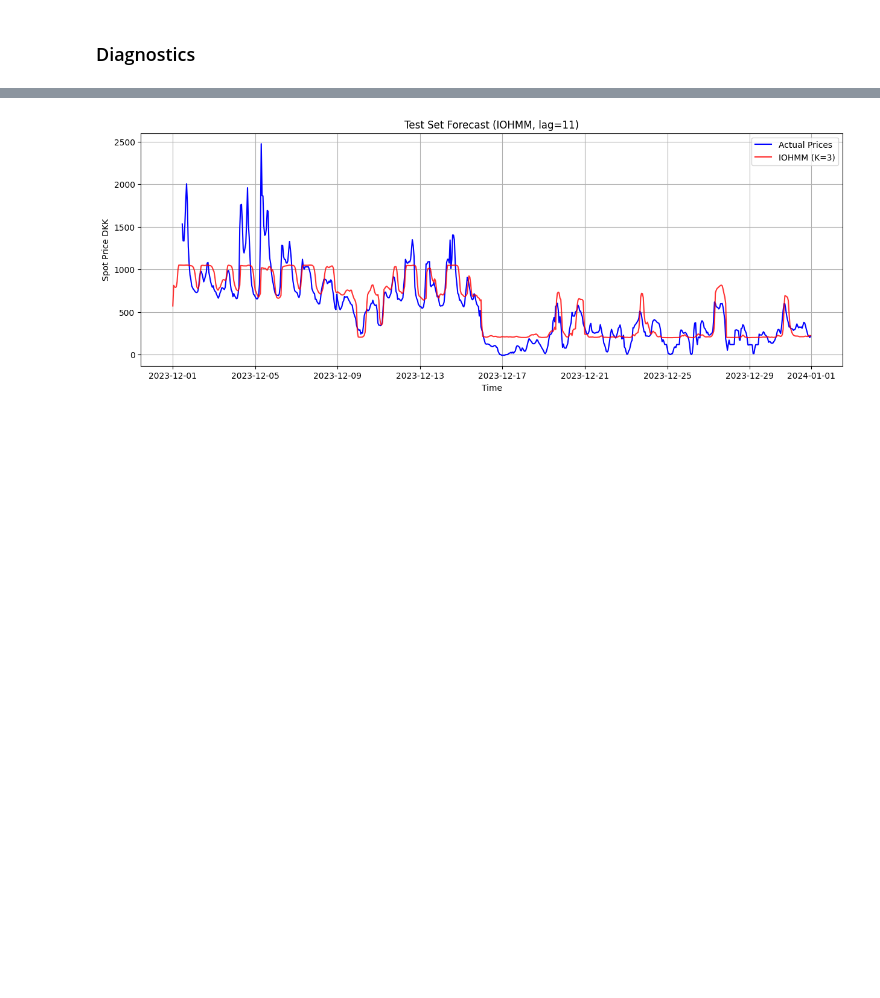
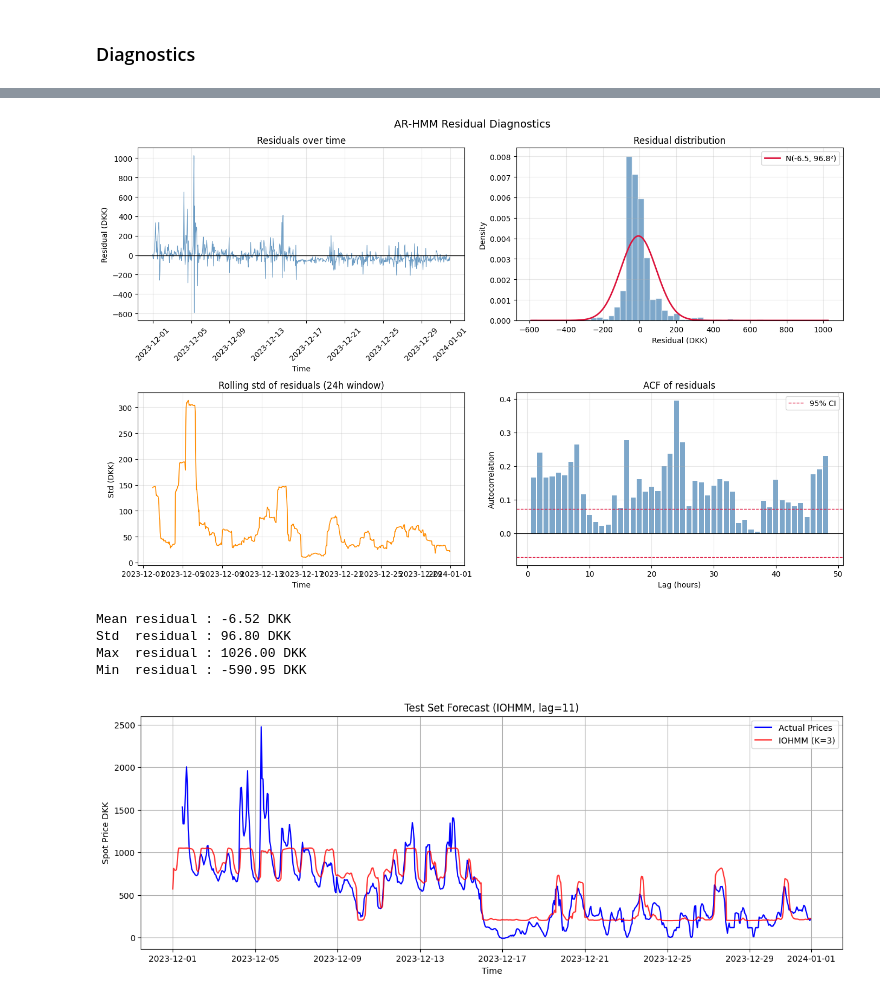
Before and after one commit to LukasMarner/MBML, a Jupyter notebook: August/code.ipynb, the cells around one changed output, grey strips where cells are left out. Cells and saved outputs as stored; diff of their text form; code cells hidden in the pictures; blank space fills up the shorter version.

```diff
--- a/August/code.ipynb
+++ b/August/code.ipynb
@@ -1227,3 +1229,73 @@ FileNotFoundError: [Errno 2] No such file or directory: 'AR-HMM/transition_matri
+# %%
+import matplotlib.pyplot as plt
+import numpy as np
+from scipy import stats
+
+residuals = y_test_np2 - y_pred_AR_hmm
+
+fig, axes = plt.subplots(2, 2, figsize=(14, 9))
+fig.suptitle('AR-HMM Residual Diagnostics', fontsize=14)
+
+# ── 1. Residuals over time ────────────────────────────────────────
+axes[0, 0].plot(test_data['HourUTC'], residuals, color='steelblue', linewidth=0.8, alpha=0.8)
+axes[0, 0].axhline(0, color='black', linewidth=1)
+axes[0, 0].set_title('Residuals over time')
+axes[0, 0].set_ylabel('Residual (DKK)')
+axes[0, 0].set_xlabel('Time')
+axes[0, 0].tick_params(axis='x', rotation=45)
+axes[0, 0].grid(True, alpha=0.3)
+
+# ── 2. Residual histogram with normal fit ────────────────────────
+axes[0, 1].hist(residuals, bins=50, color='steelblue', alpha=0.7,
+                edgecolor='white', density=True)
+x_fit = np.linspace(residuals.min(), residuals.max(), 300)
+mu_res, std_res = residuals.mean(), residuals.std()
+axes[0, 1].plot(x_fit, stats.norm.pdf(x_fit, mu_res, std_res),
+                color='crimson', linewidth=2, label=f'N({mu_res:.1f}, {std_res:.1f}²)')
+axes[0, 1].set_title('Residual distribution')
+axes[0, 1].set_xlabel('Residual (DKK)')
+axes[0, 1].set_ylabel('Density')
+axes[0, 1].legend()
+axes[0, 1].grid(True, alpha=0.3)
+
+# ── 3. Rolling std of residuals ───────────────────────────────────
+window = 24  # 24-hour rolling window
+rolling_std = pd.Series(residuals).rolling(window).std().values
+axes[1, 0].plot(test_data['HourUTC'], rolling_std, color='darkorange', linewidth=1.2)
+axes[1, 0].set_title(f'Rolling std of residuals ({window}h window)')
+axes[1, 0].set_ylabel('Std (DKK)')
+axes[1, 0].set_xlabel('Time')
+axes[1, 0].grid(True, alpha=0.3)
+
+# ── 4. ACF of residuals ───────────────────────────────────────────
+max_lag = 48
+acf_vals = [np.corrcoef(residuals[:-lag], residuals[lag:])[0, 1]
+            for lag in range(1, max_lag + 1)]
+conf = 1.96 / np.sqrt(len(residuals))
+axes[1, 1].bar(range(1, max_lag + 1), acf_vals, color='steelblue', alpha=0.7)
+axes[1, 1].axhline(conf,  color='crimson', linestyle='--', linewidth=1, label='95% CI')
+axes[1, 1].axhline(-conf, color='crimson', linestyle='--', linewidth=1)
+axes[1, 1].axhline(0, color='black', linewidth=0.8)
+axes[1, 1].set_title('ACF of residuals')
+axes[1, 1].set_xlabel('Lag (hours)')
+axes[1, 1].set_ylabel('Autocorrelation')
+axes[1, 1].legend()
+axes[1, 1].grid(True, alpha=0.3)
+
+plt.tight_layout()
+plt.savefig('AR-HMM/residual_diagnostics.png', dpi=150, bbox_inches='tight')
+plt.show()
+
+print(f"Mean residual : {mu_res:.2f} DKK")
+print(f"Std  residual : {std_res:.2f} DKK")
+print(f"Max  residual : {residuals.max():.2f} DKK")
+print(f"Min  residual : {residuals.min():.2f} DKK")
+# %% [output]
+[figure, added]
+Mean residual : -6.52 DKK
+Std  residual : 96.80 DKK
+Max  residual : 1026.00 DKK
+Min  residual : -590.95 DKK
 # %%
 
 plt.figure(figsize=(15,5))
```
Also changed, not shown: parts of 1 cell of this notebook.
